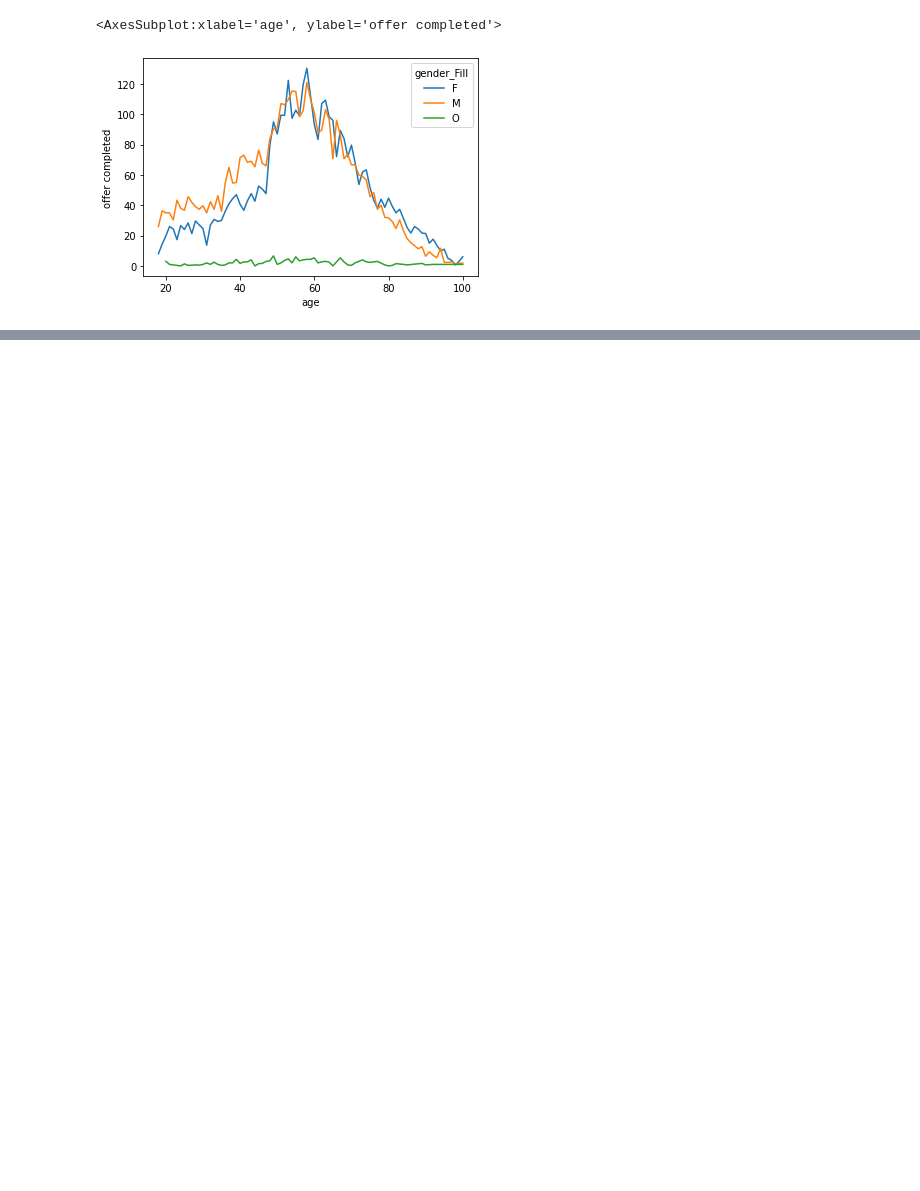
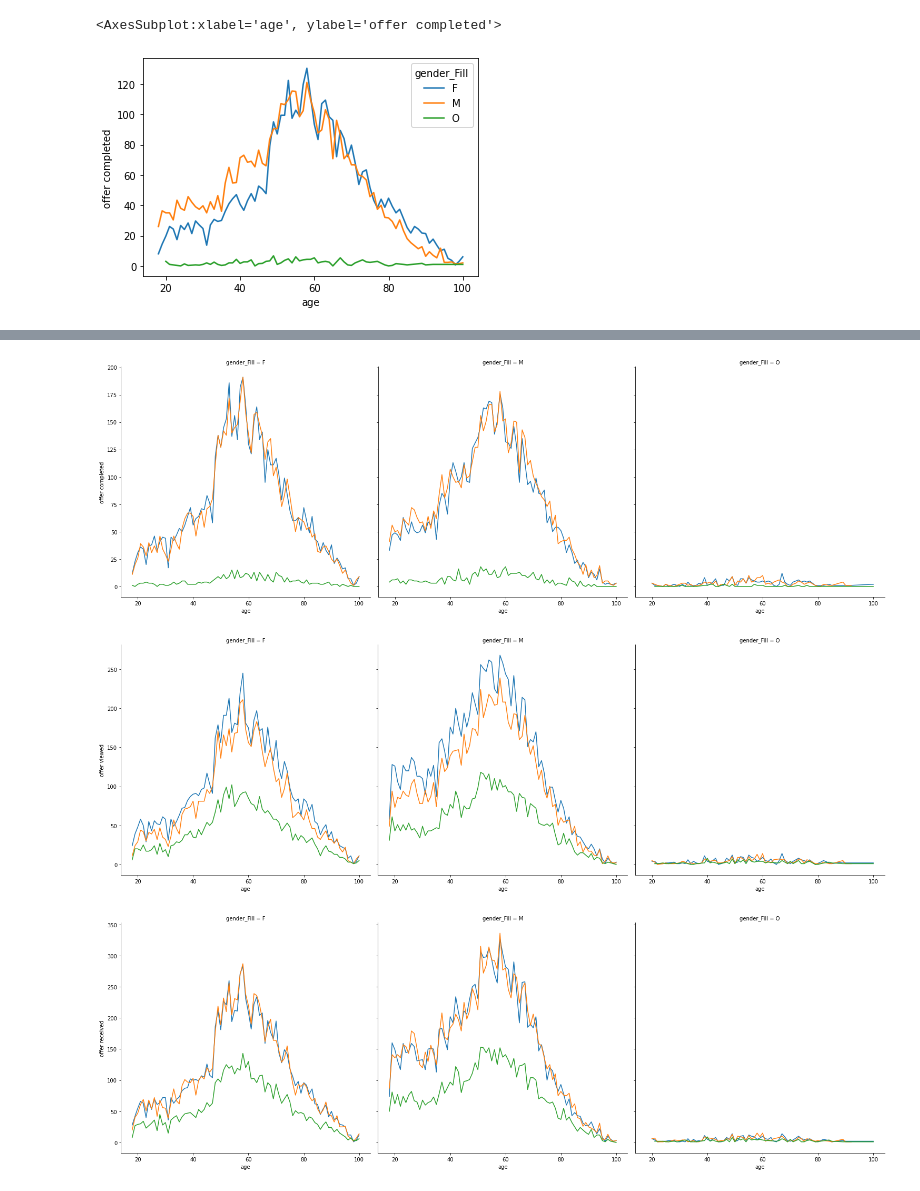
Before and after one commit to bignollo/UdacityNanoDegreeCapstone, a Jupyter notebook: Starbucks_Capstone_notebook.ipynb, the cells around one changed output, grey strips where cells are left out. Drawn from its saved outputs; the diff is of its cells as text; code cells hidden in the pictures; blank space fills up the shorter version.

```diff
--- a/Starbucks_Capstone_notebook.ipynb
+++ b/Starbucks_Capstone_notebook.ipynb
@@ -616,3 +620,0 @@ sns.lineplot(data=summary_filtered, x="age", y="offer received", hue="gender_Fil
-# %%
-g = sns.FacetGrid(summary, col="offer_type")
-g.map(sns.histplot, "income_Fill", bins=5)
@@ -619 +646,10 @@ g.map(sns.histplot, "income_Fill", bins=5)
+# %%
+cols = ['offer completed' , 'offer viewed', 'offer received']
+for column in cols:
+    g = sns.FacetGrid(summary_filtered, col='gender_Fill' , hue="offer_type", height=7)
+    g.map(sns.lineplot, "age", column, ci=None)
+# %% [output]
+[figure, added]
+[figure, added]
+[figure, added]
 # %% [markdown]
```
Also changed, not shown: parts of 20 cells of this notebook.
